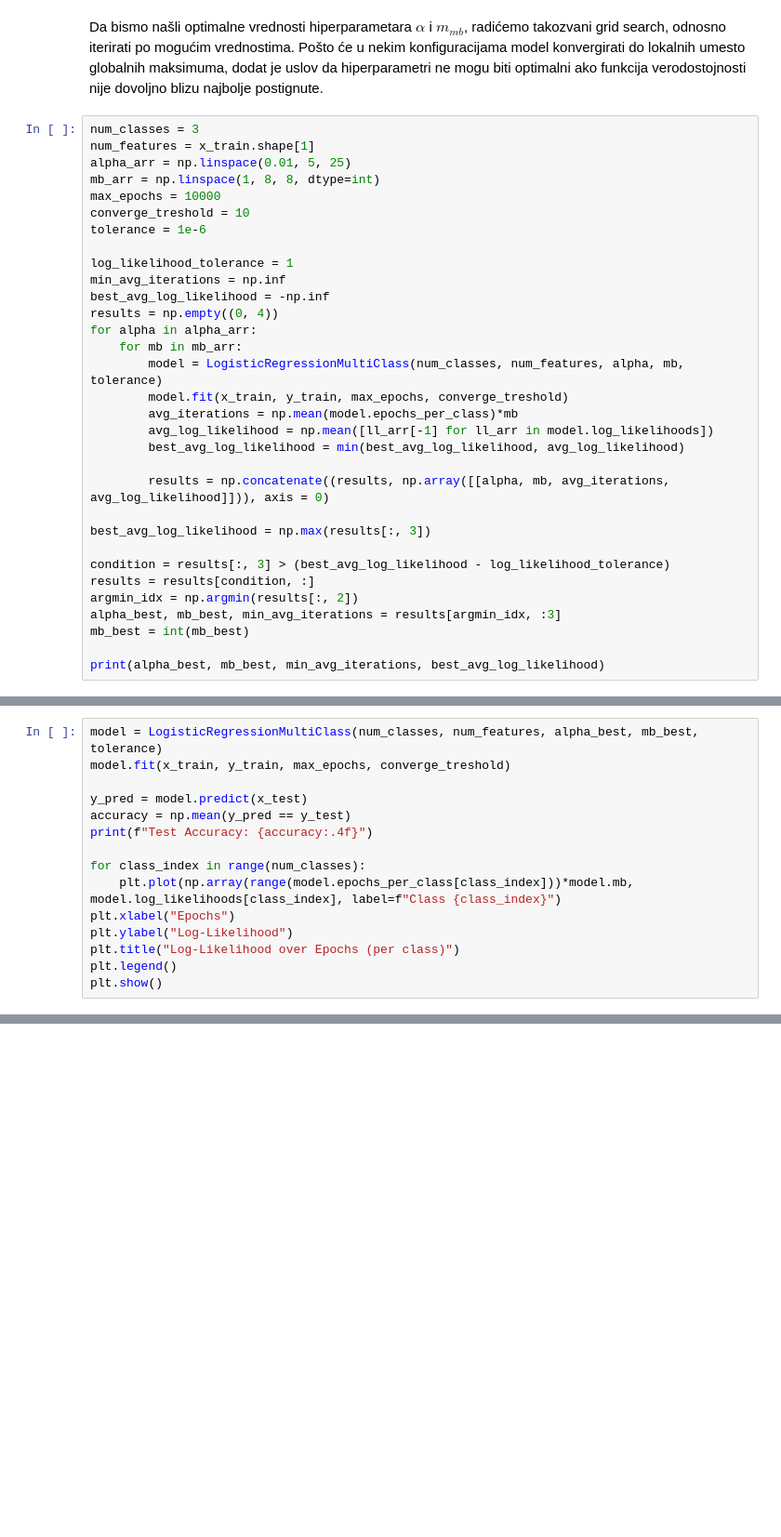
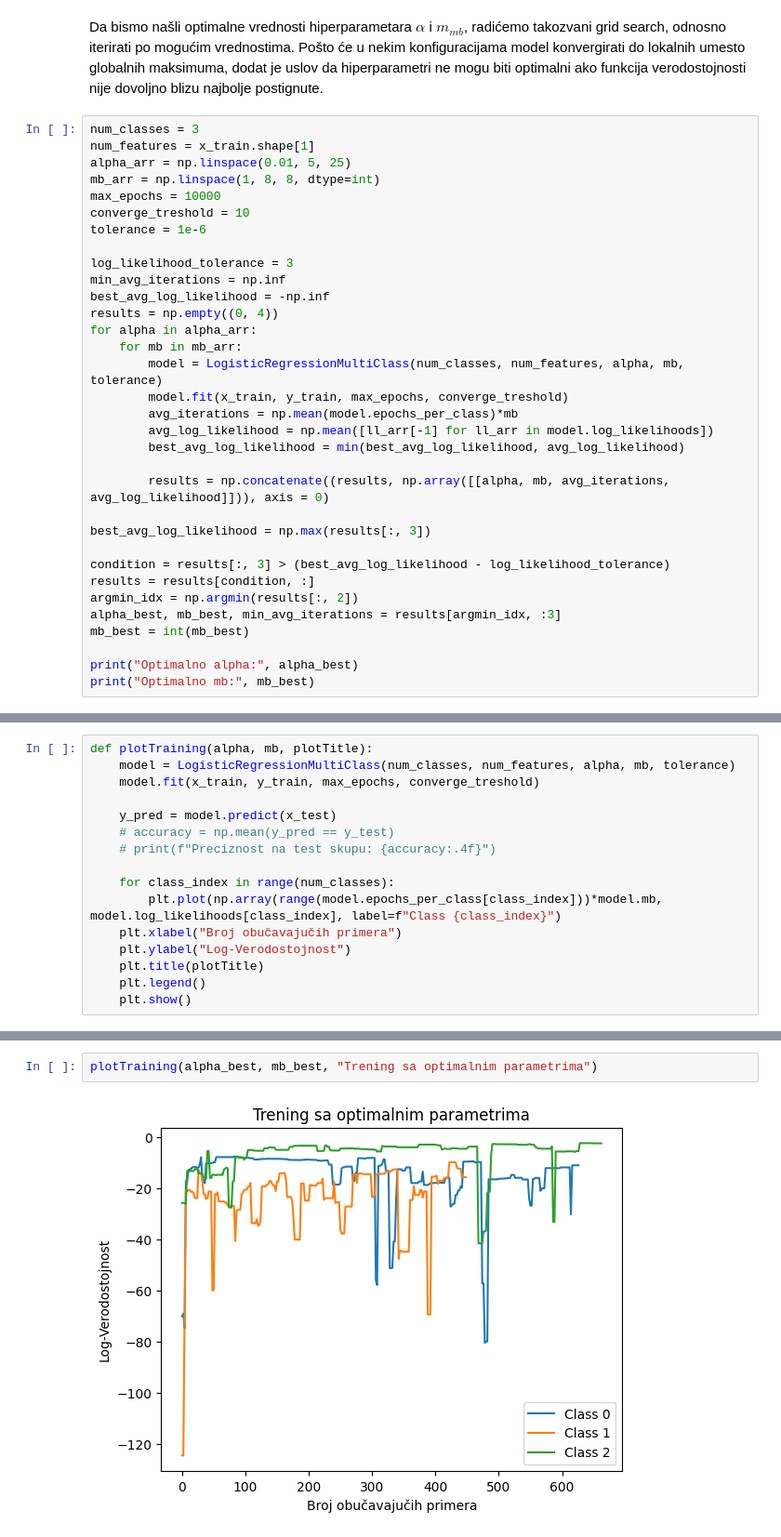
Before and after one commit to msisovic/MU-DZ-GLM, a Jupyter notebook: marko-sisovic-mu-dz1/zadatak2.ipynb, the cells around one changed output, grey strips where cells are left out. Shown at 93% size. Saved outputs shown, nothing was run; the diff lists cells and outputs as text; blank space fills up the shorter version.

```diff
--- a/marko-sisovic-mu-dz1/zadatak2.ipynb
+++ b/marko-sisovic-mu-dz1/zadatak2.ipynb
@@ -118,7 +118,7 @@ max_epochs = 10000
 converge_treshold = 10
 tolerance = 1e-6
 
-log_likelihood_tolerance = 1
+log_likelihood_tolerance = 3
 min_avg_iterations = np.inf
 best_avg_log_likelihood = -np.inf
 results = np.empty((0, 4))
@@ -140,5 +140,6 @@ argmin_idx = np.argmin(results[:, 2])
 alpha_best, mb_best, min_avg_iterations = results[argmin_idx, :3]
 mb_best = int(mb_best)
 
-print(alpha_best, mb_best, min_avg_iterations, best_avg_log_likelihood)
+print("Optimalno alpha:", alpha_best)
+print("Optimalno mb:", mb_best)
 # %% [output]
@@ -146,15 +148,16 @@ print(alpha_best, mb_best, min_avg_iterations, best_avg_log_likelihood)
 # %%
-model = LogisticRegressionMultiClass(num_classes, num_features, alpha_best, mb_best, tolerance)
-model.fit(x_train, y_train, max_epochs, converge_treshold)
+def plotTraining(alpha, mb, plotTitle):
+    model = LogisticRegressionMultiClass(num_classes, num_features, alpha, mb, tolerance)
+    model.fit(x_train, y_train, max_epochs, converge_treshold)
 
-y_pred = model.predict(x_test)
-accuracy = np.mean(y_pred == y_test)
-print(f"Test Accuracy: {accuracy:.4f}")
+    y_pred = model.predict(x_test)
+    # accuracy = np.mean(y_pred == y_test)
+    # print(f"Preciznost na test skupu: {accuracy:.4f}")
 
-for class_index in range(num_classes):
-    plt.plot(np.array(range(model.epochs_per_class[class_index]))*model.mb, model.log_likelihoods[class_index], label=f"Class {class_index}")
-plt.xlabel("Epochs")
-plt.ylabel("Log-Likelihood")
-plt.title("Log-Likelihood over Epochs (per class)")
-plt.legend()
-plt.show()
+    for class_index in range(num_classes):
+        plt.plot(np.array(range(model.epochs_per_class[class_index]))*model.mb, model.log_likelihoods[class_index], label=f"Class {class_index}")
+    plt.xlabel("Broj obučavajučih primera")
+    plt.ylabel("Log-Verodostojnost")
+    plt.title(plotTitle)
+    plt.legend()
+    plt.show()
@@ -163,0 +166,4 @@ Test Accuracy: 0.9444
+# %%
+plotTraining(alpha_best, mb_best, "Trening sa optimalnim parametrima")
+# %% [output]
+[figure, added]
```
Also changed, not shown: parts of 14 cells of this notebook, 1 other file.
